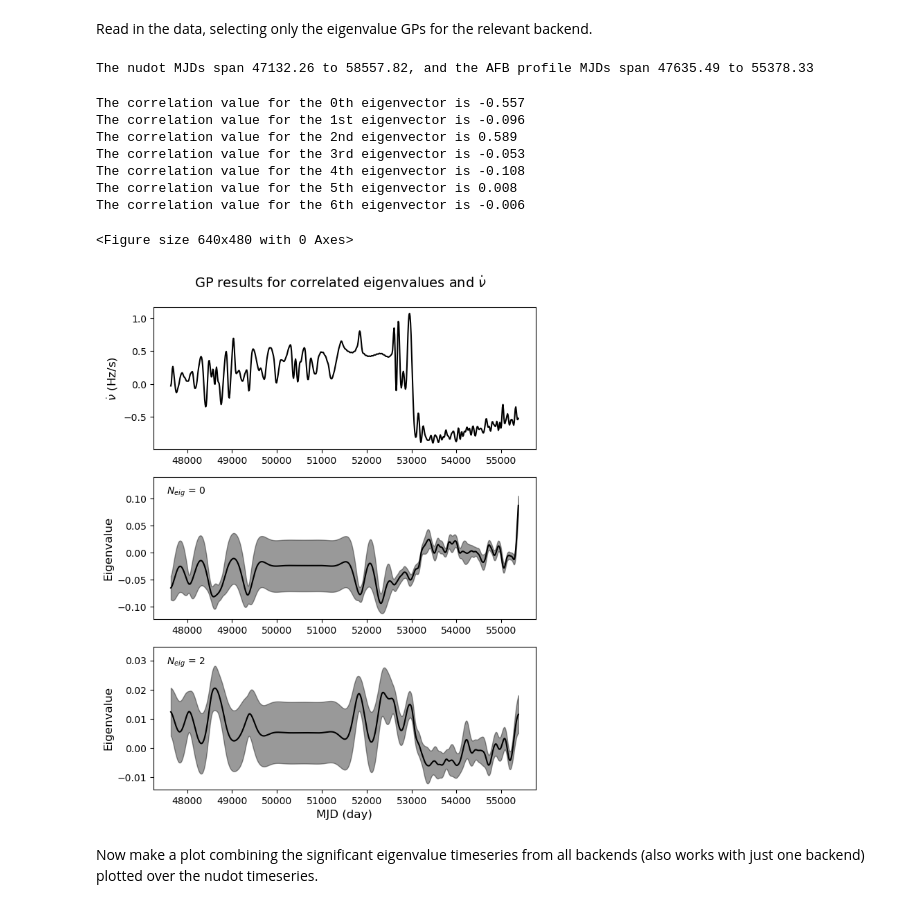
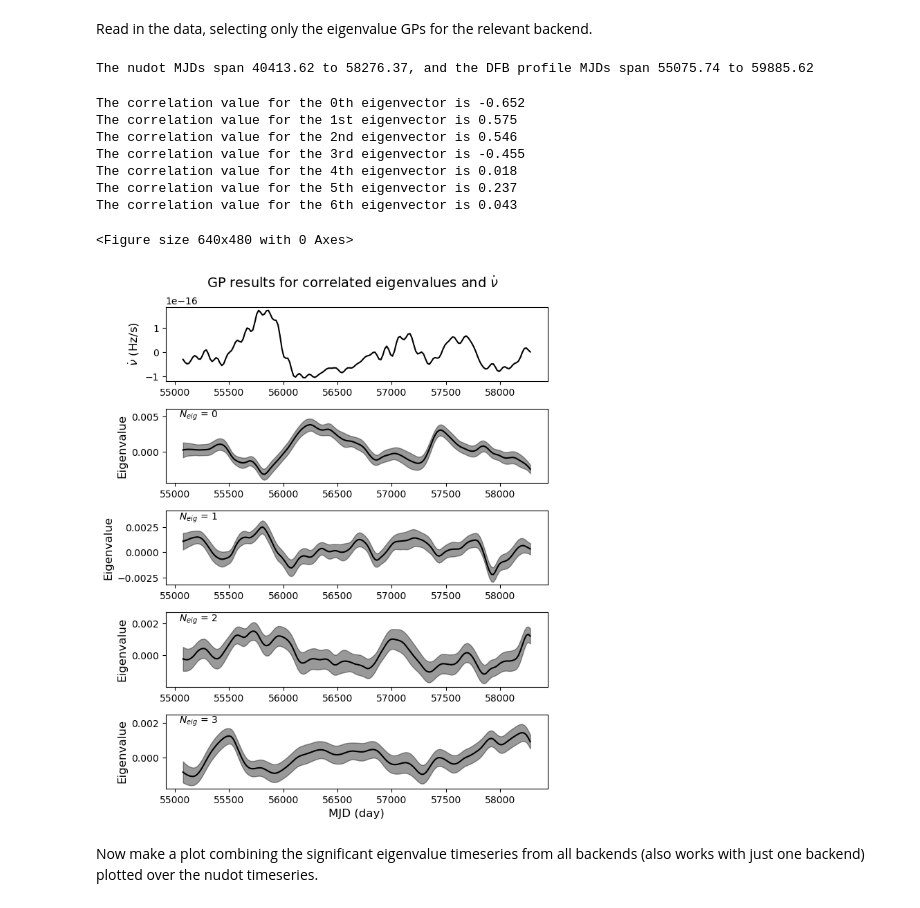
Before and after one commit to respiewak/psr_prof_pca, a Jupyter notebook: step_4_nudot_correlations.ipynb, the cells around one changed output. Saved outputs shown, nothing was run; the diff lists cells and outputs as text; code cells hidden in the pictures.

Commit message:
Cleaning up the step_4 scripts a bit and improving the combined plot, and making a new notebook for summarising results

```diff
--- a/step_4_nudot_correlations.ipynb
+++ b/step_4_nudot_correlations.ipynb
@@ -46,9 +52,9 @@ The following cell initialises some key variables, defining the dataset you're w
 # %%
 data_dir = '/home/s86932rs/research/nudot_stuff/' # change this to the absolute/relative path to your data and .npz files
 plots_dir = os.path.join(data_dir, 'plots') # change this if necessary
-psr = 'B2035+36' # change to your pulsar name
+psr = 'B1642-03' # change to your pulsar name
 freq = 1400 # change to your frequency band
-be = 'afb' # change this to your backend
+be = 'dfb' # change this to your backend
 # %%
 be = be.lower()
 BE = be.upper()
@@ -105,8 +111,9 @@ if len(eig_mjds[eig_lim]) != len(nudot_mjds[nudot_lim]):
         plt.show()
     raise(RuntimeError("The trimmed MJD arrays have different lengths: {} and {}".format(len(eig_mjds[eig_lim]), len(nudot_mjds[nudot_lim]))))
 # %% [output]
-The nudot MJDs span 47132.26 to 58557.82, and the AFB profile MJDs span 47635.49 to 55378.33
+The nudot MJDs span 40413.62 to 58276.37, and the DFB profile MJDs span 55075.74 to 59885.62
 # %%
+eig_sigs = np.array([np.max((eig_vals[num,:] - eig_vals[num,:].mean())/np.sqrt(eig_errs[num,:])) for num in range(eig_vals.shape[0])])
 gp_corrs = np.zeros(eig_vals.shape[0])
 for eignum in range(eig_vals.shape[0]):
     if eignum == 1:
@@ -121,11 +128,11 @@ for eignum in range(eig_vals.shape[0]):
     gp_corrs[eignum] = res.correlation
     print("The correlation value for the {}{} eigenvector is {:.3f}".format(eignum, suff, res.correlation))
 # %% [output]
-The correlation value for the 0th eigenvector is -0.557
-The correlation value for the 1st eigenvector is -0.096
-The correlation value for the 2nd eigenvector is 0.589
-The correlation value for the 3rd eigenvector is -0.053
-The correlation value for the 4th eigenvector is -0.108
-The correlation value for the 5th eigenvector is 0.008
-The correlation value for the 6th eigenvector is -0.006
+The correlation value for the 0th eigenvector is -0.652
+The correlation value for the 1st eigenvector is 0.575
+The correlation value for the 2nd eigenvector is 0.546
+The correlation value for the 3rd eigenvector is -0.455
+The correlation value for the 4th eigenvector is 0.018
+The correlation value for the 5th eigenvector is 0.237
+The correlation value for the 6th eigenvector is 0.043
 # %%
@@ -138,19 +145,19 @@ with open(out_file, 'w') as f:
 # %%
 corr_lim = np.abs(gp_corrs) > 0.3
-err_lim = np.array([np.any(eig_vals[num,:] - eig_vals[num,:].mean() > np.sqrt(eig_errs[num,:])) for num in range(eig_vals.shape[0])])
+err_lim = eig_sigs > 1
 use_lim = np.logical_and(corr_lim, err_lim)
 var_dict[BE+'_corr_lim'] = use_lim
 var_dict[BE+'_gp_corrs'] = gp_corrs
 if len(gp_corrs[use_lim]) == 0:
     print("There are no significant correlated eigenvectors for {} with {} at {} MHz".format(psr, BE, freq))
 else:
     nudot_vars = nudot_errs[nudot_lim]**2 if nudot_errs is not None else None
 
     plot_eig_gp(eig_mjds[eig_lim], eig_vals[:,eig_lim][use_lim,:], eig_errs[:,eig_lim][use_lim,:], bk_bgd=use_bk_bgd, show=True,
                 nudot_mjds=nudot_mjds[nudot_lim], nudot_vals=nudot_vals[nudot_lim], nudot_vars=nudot_vars, eig_nums=np.arange(len(gp_corrs))[use_lim],
                 savename=os.path.join(plots_dir, "{}_{}_{}_nudot_eigs_corr.png".format(psr, be, freq)))
 # %% [output]
 <Figure size 640x480 with 0 Axes>
-[figure, old version]
+[figure, new version]
 # %% [markdown]
 Now make a plot combining the significant eigenvalue timeseries from all backends (also works with just one backend) plotted over the nudot timeseries.
```
Also changed, not shown: parts of 6 cells of this notebook, 3 other files.
